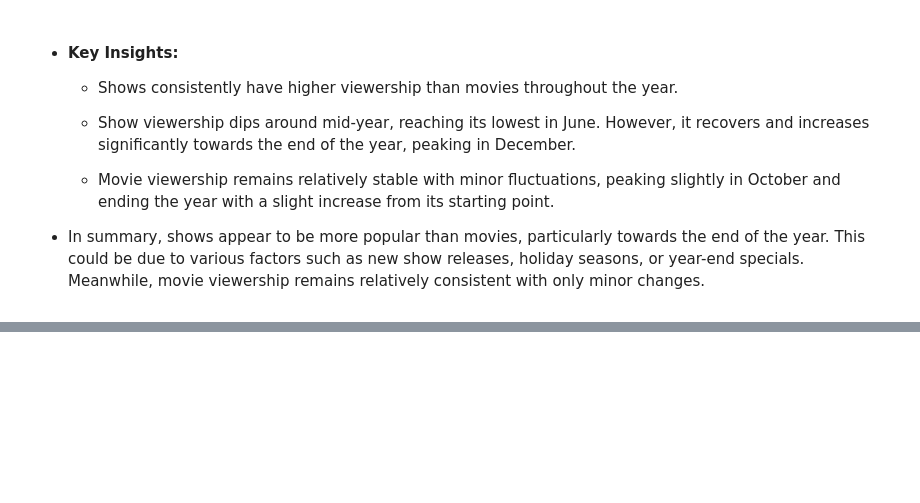
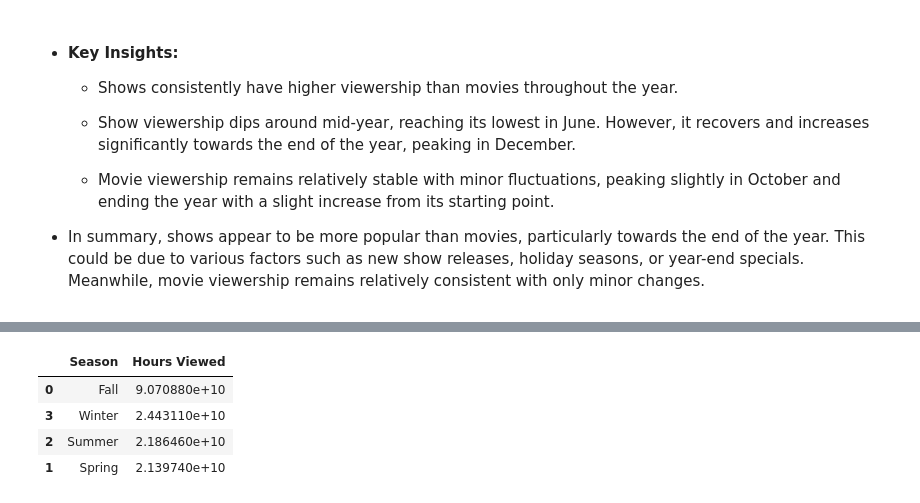
Before and after one commit to modyreturn/Netflix-Analysis, a Jupyter notebook: 5_Seasonal_Analysis.ipynb, the cells around one changed output, grey strips where cells are left out. Saved outputs shown, nothing was run; the diff lists cells and outputs as text; code cells hidden in the pictures; blank space fills up the shorter version.

```diff
--- a/5_Seasonal_Analysis.ipynb
+++ b/5_Seasonal_Analysis.ipynb
@@ -302,3 +271,19 @@ plt.show()
     -   Movie viewership remains relatively stable with minor fluctuations, peaking slightly in October and ending the year with a slight increase from its starting point.
 
 -   In summary, shows appear to be more popular than movies, particularly towards the end of the year. This could be due to various factors such as new show releases, holiday seasons, or year-end specials. Meanwhile, movie viewership remains relatively consistent with only minor changes.
+# %%
+# create a function to define seasons
+def seasons(month):
+    if month in [12, 1, 2]:
+        return 'Winter'
+    elif month in [3, 4, 5]:
+        return 'Spring'
+    elif month in [6, 7, 8]:
+        return 'Summer'
+    else:
+        return 'Fall'
+
+df['Season'] = df['Month'].apply(seasons)
+
+
+df.head(2)
@@ -304,0 +294,14 @@ plt.show()
+# %%
+seasonal_df = df.groupby('Season')['Hours Viewed'].sum()
+
+seasonal_df = seasonal_df.reset_index()
+
+seasonal_df = seasonal_df.sort_values(by='Hours Viewed', ascending=False)
+
+seasonal_df
+# %% [output]
+|  | Season | Hours Viewed |
+| 0 | Fall | 9.070880e+10 |
+| 3 | Winter | 2.443110e+10 |
+| 2 | Summer | 2.186460e+10 |
+| 1 | Spring | 2.139740e+10 |
```
Also changed, not shown: parts of 5 cells of this notebook.
